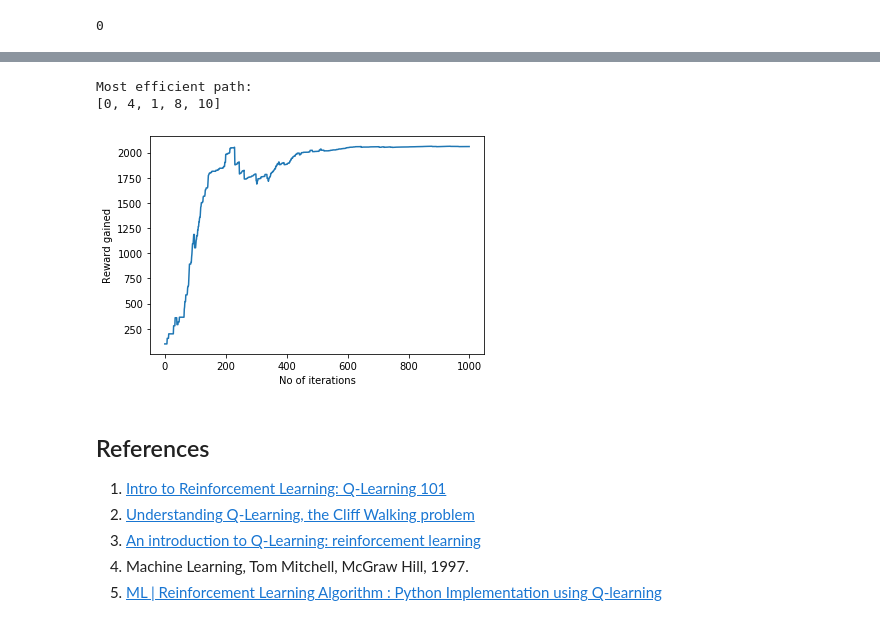
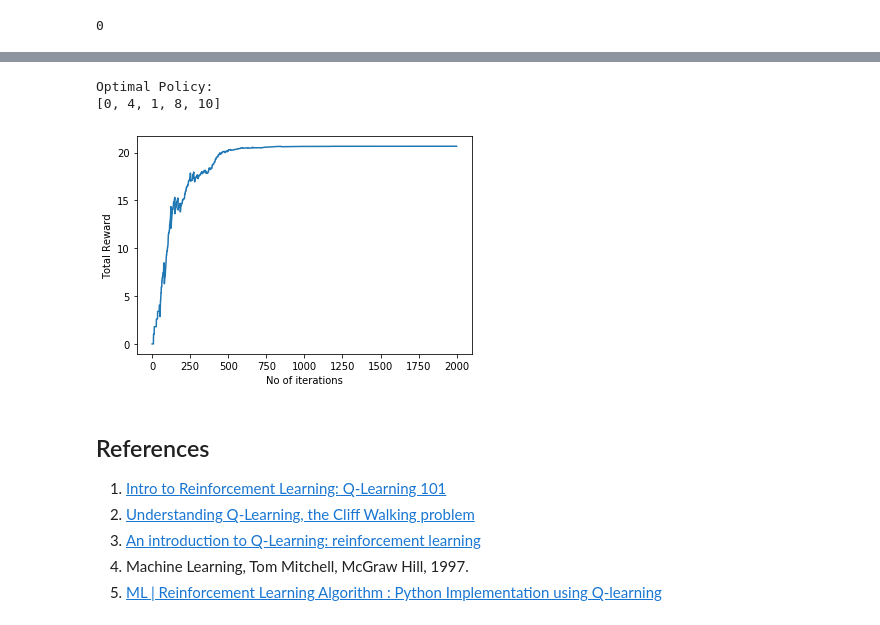
Before and after one commit to duyqu-chan/Reinforcement-Learning, a Jupyter notebook: Optimal_Path_Finding.ipynb, the cells around one changed output, grey strips where cells are left out. Cells and saved outputs as stored; diff of their text form; code cells hidden in the pictures.

Commit message:
Reward values changed. Bellman eqn added + training

```diff
--- a/Optimal_Path_Finding.ipynb
+++ b/Optimal_Path_Finding.ipynb
@@ -42,15 +42,15 @@ Using this case defined function for reward, lets form a reward matrix.
 import numpy as np
 N = 11 #size of reward matrix
 R = np.matrix(np.ones(shape =(N, N))) #initialize an NxN matrix for reward
-R *= -100 #set all entries to -100 (assuming unallowed transition)
+R *= -1 #set all entries to -100 (assuming unallowed transition)
 
 for node in edges: #loop over nodes
     #print(node)
     if node[1] == 10:    #if the transition of interest leads to the goal state,
-        R[node] = 100    #give a reward.
+        R[node] = 1   #give a reward.
     else:                #if not,
         R[node] = 0      #no reward.
 
-R[10, 10]= 100 #the closed loop from goal to goal is rewarded to force staying there
+R[10, 10]= 1 #the closed loop from goal to goal is rewarded to force staying action
 print(R)
 # %% [output]
@@ -159,0 +178,11 @@ update(0, next_node, gamma)
+# %%
+scores = [] #initialize an empty array for scores gained durint training
+for i in range(2000): #actually upon experiment, 750 episodes is found enough for convergence
+    current_state = np.random.randint(0, int(Q.shape[0]))
+    available_node =possible_transitions(current_state)
+    action = next_state(available_node)
+    score = update(current_state, action, gamma)
+    scores.append(score)
+
+print("Converged Q-matrix:")
+print(Q)
@@ -160,41 +207,29 @@ update(0, next_node, gamma)
 # %%
-scores = []
-for i in range(1000):
-    current_state = np.random.randint(0, int(Q.shape[0]))
-    available_action =possible_transitions(current_state)
-    action = next_state(available_action)
-    score = update(current_state, action, gamma)
-    scores.append(score)
-
-# print("Trained Q matrix:")
-# print(Q / np.max(Q)*100)
-# You can uncomment the above two lines to view the trained Q matrix
-
-# Testing
+ # Testing
 current_state = 0
 steps = [current_state]
 
 while current_state != 10:
 
     next_step_index = np.where(Q[current_state, ] == np.max(Q[current_state, ]))[1]
     if next_step_index.shape[0] > 1:
         next_step_index = int(np.random.choice(next_step_index, size = 1))
     else:
         next_step_index = int(next_step_index)
     steps.append(next_step_index)
     current_state = next_step_index
 
-print("Most efficient path:")
+print("Optimal Policy:")
 print(steps)
 
 pl.plot(scores)
 pl.xlabel('No of iterations')
-pl.ylabel('Reward gained')
+pl.ylabel('Total Reward')
 pl.show()
 # %% [output]
-Most efficient path:
+Optimal Policy:
 [0, 4, 1, 8, 10]
-[figure, old version]
+[figure, new version]
 # %% [markdown]
 ## References
 
```
Also changed, not shown: parts of 11 cells of this notebook.
